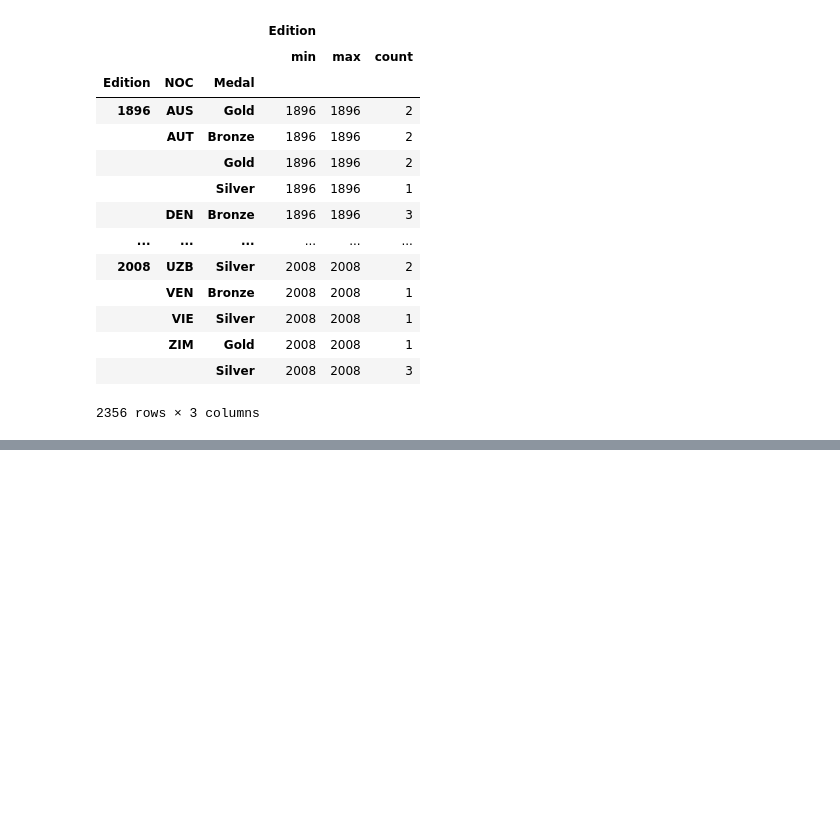
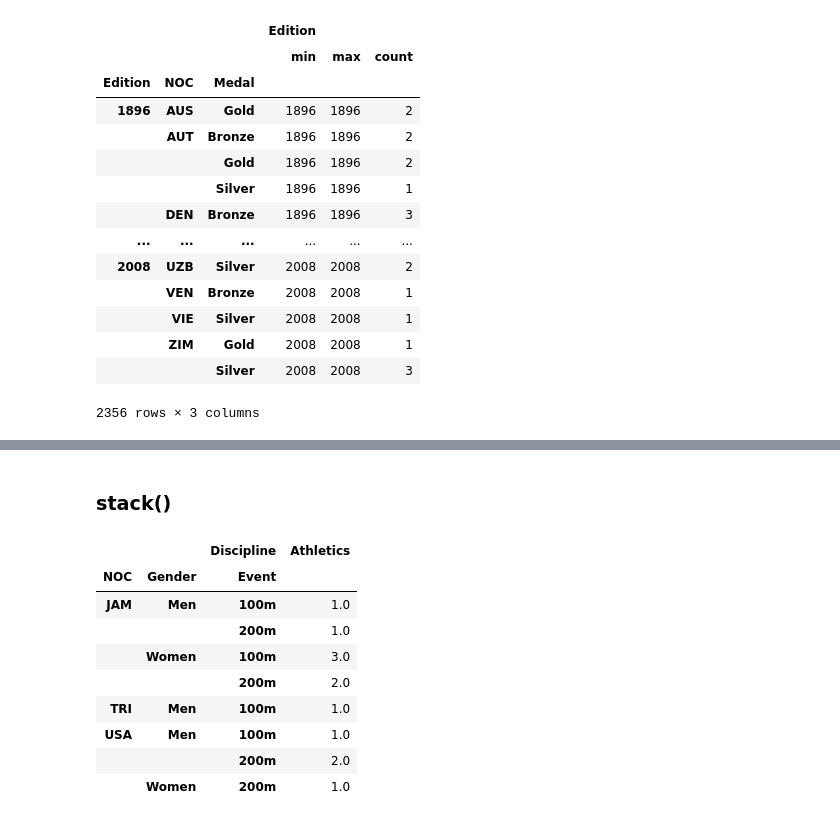
Before and after one commit to theSohanur/pandas-essential, a Jupyter notebook: pandas.notebook.ipynb, the cells around one changed output, grey strips where cells are left out. Saved outputs shown, nothing was run; the diff lists cells and outputs as text; code cells hidden in the pictures; blank space fills up the shorter version.

```diff
--- a/pandas.notebook.ipynb
+++ b/pandas.notebook.ipynb
@@ -1039,0 +1058,3 @@ oly.loc[oly.Athlete == 'LEWIS, Carl']
+# %%
+g = mw.groupby(['NOC','Gender','Discipline','Event']).size()
+g
@@ -1039,0 +1072,3 @@ oly.loc[oly.Athlete == 'LEWIS, Carl']
+# %%
+df = g.unstack(['Discipline','Event'])
+df
@@ -1039,0 +1084,15 @@ oly.loc[oly.Athlete == 'LEWIS, Carl']
+# %% [markdown]
+### stack()
+# %%
+df.stack()
+# %% [output]
+|  |  | Discipline | Athletics |
+| NOC | Gender | Event |  |
+| JAM | Men | 100m | 1.0 |
+|  |  | 200m | 1.0 |
+|  | Women | 100m | 3.0 |
+|  |  | 200m | 2.0 |
+| TRI | Men | 100m | 1.0 |
+| USA | Men | 100m | 1.0 |
+|  |  | 200m | 2.0 |
+|  | Women | 200m | 1.0 |
```
Also changed, not shown: parts of 16 cells of this notebook.
